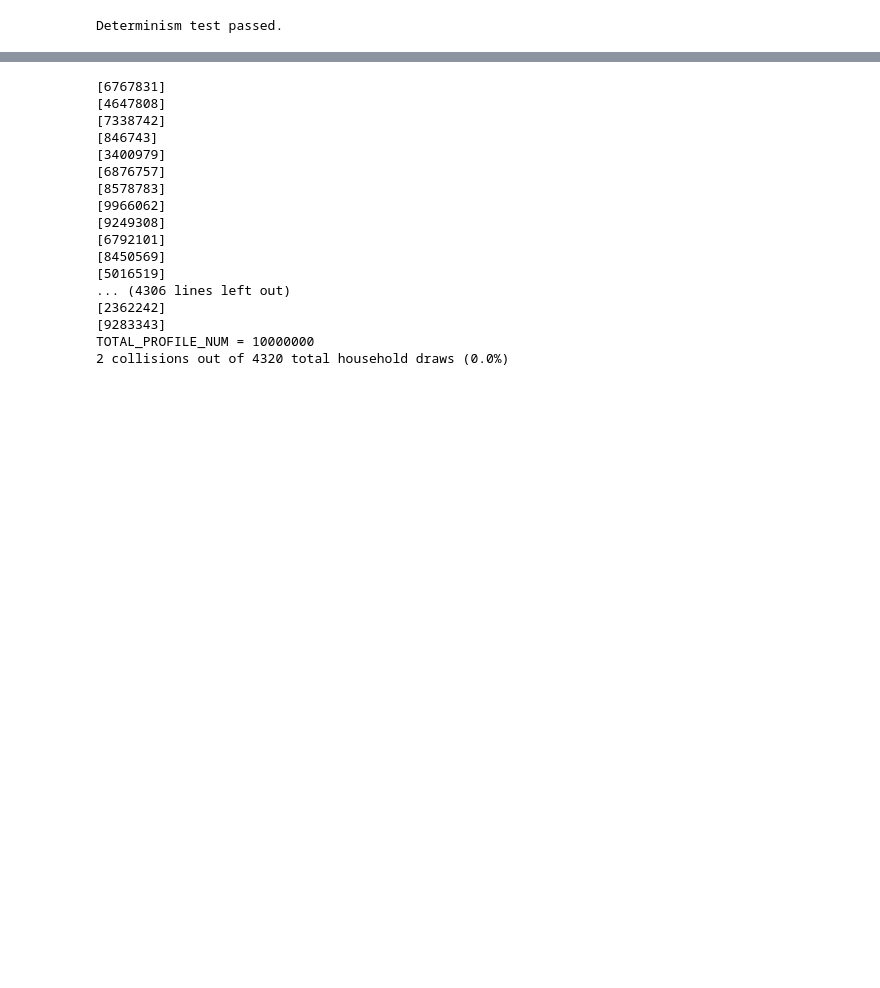
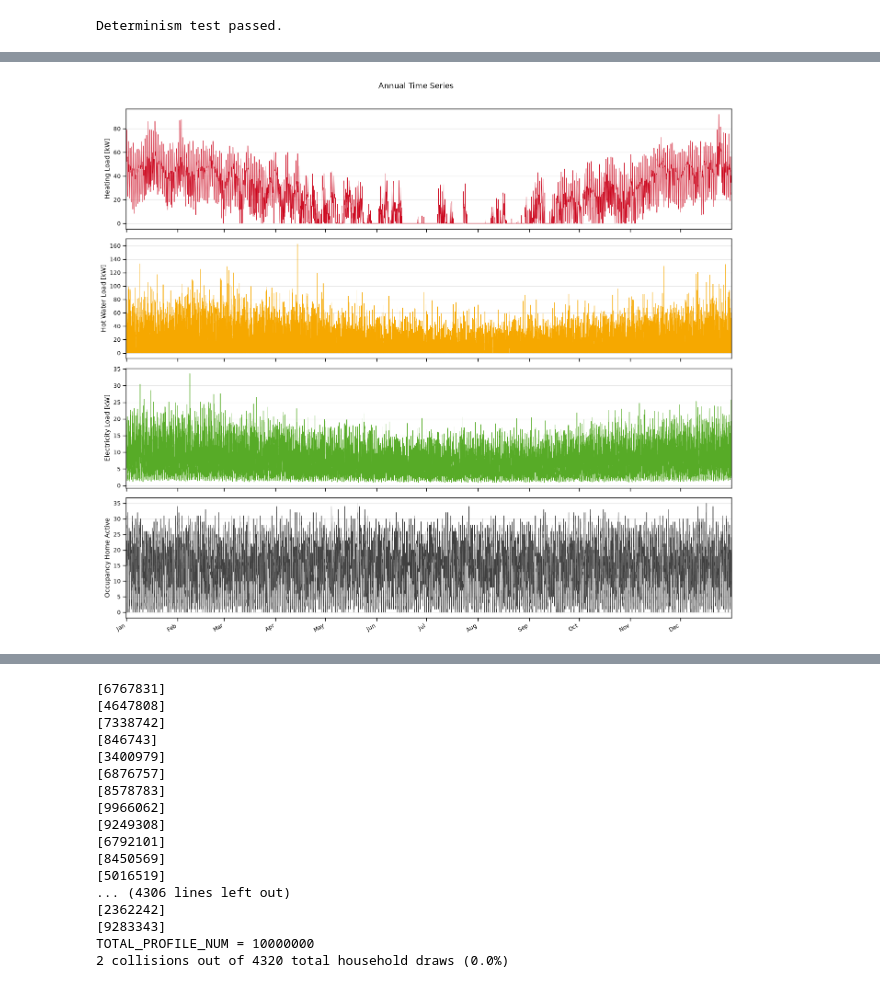
Before and after one commit to NV717/tsib_simuflex, a Jupyter notebook: Generation_Manifest.ipynb, the cells around one changed output, grey strips where cells are left out. Cells and saved outputs as stored; diff of their text form; code cells hidden in the pictures; blank space fills up the shorter version.

```diff
--- a/Generation_Manifest.ipynb
+++ b/Generation_Manifest.ipynb
@@ -250,5 +375,13 @@ File path: C:\Users\Samuel\Downloads\run_001516.h5
 
 ['/params', '/timeseries']
+# %%
+from tsib.plot_building import plot_building
+plot_building(ts, profiles=[
+    "Heating Load", "Hot Water Load", "Electricity Load",
+    "Occupancy Home Active",
+])
+# %% [output]
+[figure, added]
 # %%
 params
 # %% [output]
```
Also changed, not shown: parts of 29 cells of this notebook, 1 other file.
